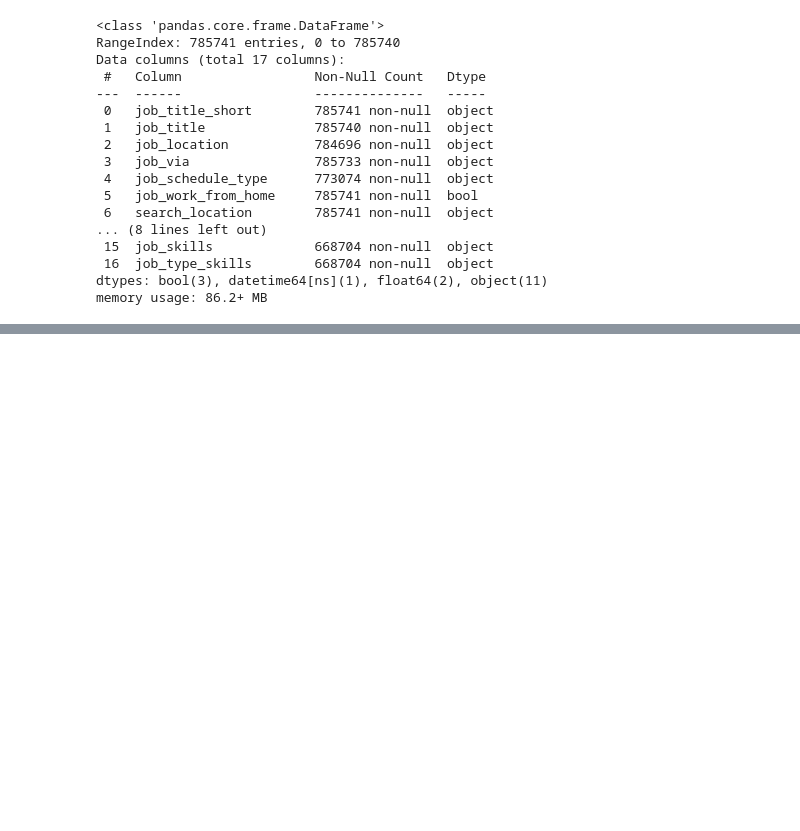
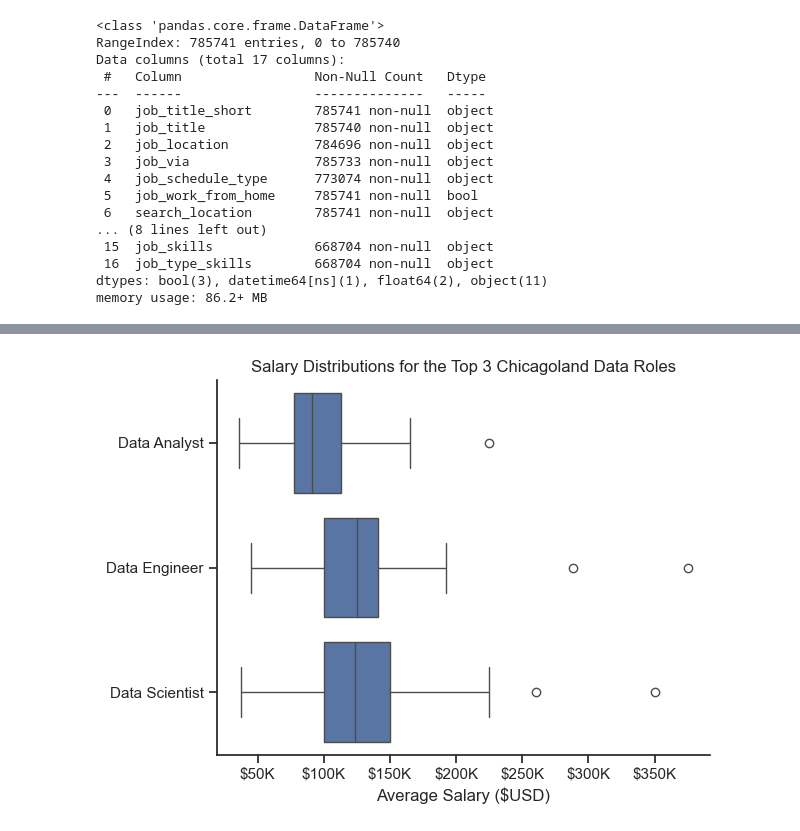
Before and after one commit to charlie-revord/Python_LBCourse_Revord_Project, a Jupyter notebook: data_workbook.ipynb, the cells around one changed output, grey strips where cells are left out. Saved outputs shown, nothing was run; the diff lists cells and outputs as text; code cells hidden in the pictures; blank space fills up the shorter version.

```diff
--- a/data_workbook.ipynb
+++ b/data_workbook.ipynb
@@ -47,0 +168,6 @@ plt.gca().yaxis.set_major_formatter(plt.FuncFormatter(lambda x, pos: f'${int(x/1
+# %%
+# How many of the top three Chicago roles have salary info?
+print(f'{top_chicago_roles['salary_year_avg'].count()} out of {len(top_chicago_roles['salary_year_avg'])} jobs have salary data.')
+
+top_chicago_roles_salaries = top_chicago_roles[top_chicago_roles['salary_year_avg'].isnull() == False]
+top_chicago_roles_salaries['job_title_short'].value_counts()
@@ -47,0 +181,16 @@ plt.gca().yaxis.set_major_formatter(plt.FuncFormatter(lambda x, pos: f'${int(x/1
+# %%
+# Plot the average salary distributions for the Top 3 Chicagoland Data Roles
+sns.boxplot(top_chicago_roles_salaries, x='salary_year_avg', y='job_title_short')
+sns.set_theme(style='ticks')
+sns.despine()
+
+plt.title('Salary Distributions for the Top 3 Chicagoland Data Roles')
+plt.ylabel('')
+plt.xlabel('Average Salary ($USD)')
+ticks_x = plt.FuncFormatter(lambda x, pos: f'${int(x/1000)}K')
+plt.gca().xaxis.set_major_formatter(ticks_x)
+
+plt.tight_layout()
+plt.show()
+# %% [output]
+[figure, added]
```
Also changed, not shown: parts of 13 cells of this notebook.
